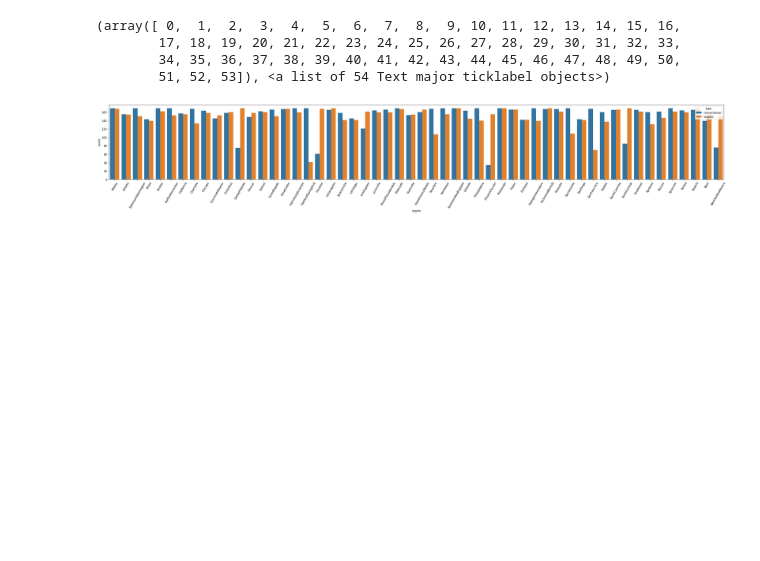
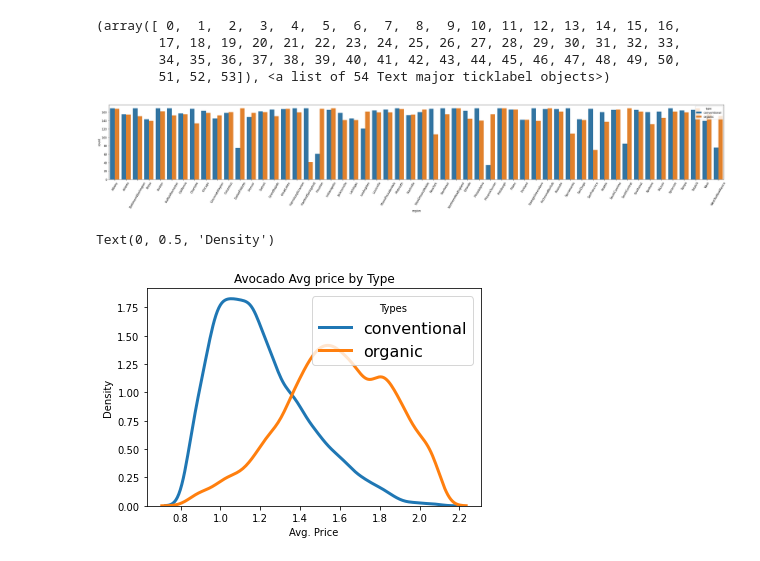
Before and after one commit to Dennieeeee/Avocado-Price-Forecasting, a Jupyter notebook: Data_Cleaning_&_EDA.ipynb, the cells around one changed output. Saved outputs shown, nothing was run; the diff lists cells and outputs as text; code cells hidden in the pictures; blank space fills up the shorter version.

```diff
--- a/Data_Cleaning_&_EDA.ipynb
+++ b/Data_Cleaning_&_EDA.ipynb
@@ -313,6 +318,28 @@ plt.xticks(rotation=60)
         34, 35, 36, 37, 38, 39, 40, 41, 42, 43, 44, 45, 46, 47, 48, 49, 50,
         51, 52, 53]), <a list of 54 Text major ticklabel objects>)
 [figure]
+# %%
+# List of types
+types = ['conventional', 'organic']
+
+# Iterate through the five airlines
+for i in types:
+    # Subset to the airline
+    subset = df_clean[df_clean['type'] == i]
+
+    # Draw the density plot
+    sns.distplot(subset['AveragePrice'], hist = False, kde = True,
+                 kde_kws = {'linewidth': 3},
+                 label = i)
+
+# Plot formatting
+plt.legend(prop={'size': 16}, title = 'Types')
+plt.title('Avocado Avg price by Type')
+plt.xlabel('Avg. Price')
+plt.ylabel('Density')
+# %% [output]
+Text(0, 0.5, 'Density')
+[figure, added]
 # %%
 df_clean.head(1)
 # %% [output]
```
Also changed, not shown: parts of 3 cells of this notebook.
